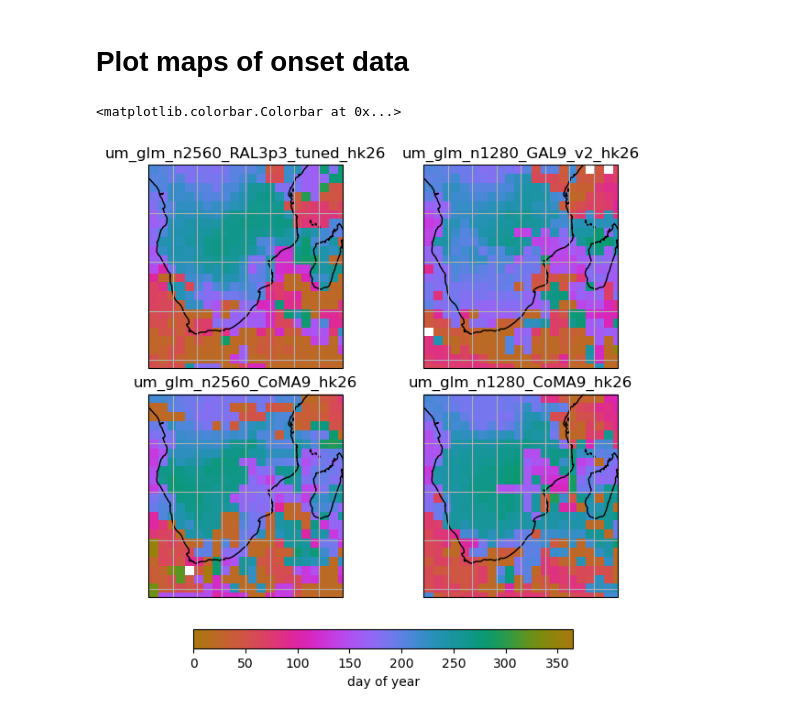
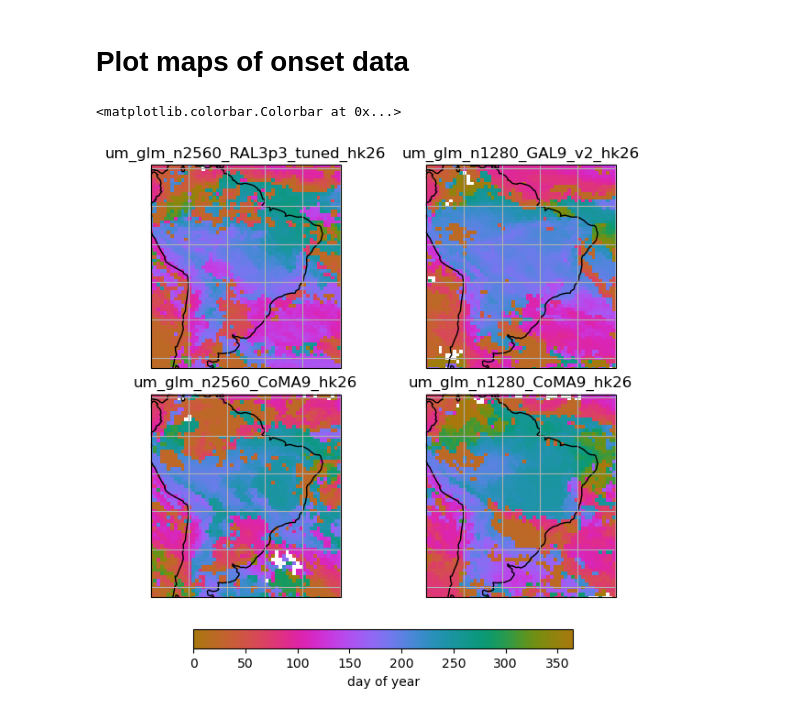
Before and after one commit to fran-morris-research/hackathon-monsoons, a Jupyter notebook: onset_identification/onset_period_visualisation.ipynb, the cells around one changed output. Drawn from its saved outputs; the diff is of its cells as text; code cells hidden in the pictures.

Commit message:
tidying up visualisation

```diff
--- a/onset_identification/onset_period_visualisation.ipynb
+++ b/onset_identification/onset_period_visualisation.ipynb
@@ -170,16 +164,19 @@ for cell_ix in range(len(ds.pr.cell)):
 2900 (array(357.), array(-44.99388015))
 3000 (array(286.875), array(-32.7971683))
 # %%
+from onset_utils import onset_period_1d
+import OnsetPeriod_toolbox as optb
+
 fwin=60
 minlen=30
-for cell_ix in [3050]:
+for cell_ix in [0]:
     color=plt.cm.viridis(cell_ix/len(ds.pr.cell))
     pp = ds.pr.isel(cell=cell_ix).resample(time="1D").mean()*3600
 
     flt = optb.butterworth(pp, fwin)
     grd = np.gradient(flt)
-    fds, lds = onset_period_1d(pp,pp.time,refine=False,intensity_threshold=pp.mean()/100)
-    fds, lds = onset_period_1d(pp,pp.time,refine=False,intensity_threshold=None)
+    # fds, lds = onset_period_1d(pp,pp.time,refine=False,intensity_threshold=pp.mean()/100)
+    fds, lds = onset_period_1d(pp,pp.time,refine=True,intensity_threshold=None)
     # fds, lds = onset_period_1d(pp,pp.time,refine=False,precip_threshold=None,intensity_threshold=pp.mean()/100/3600)
 
     fig, ax = plt.subplots()
@@ -221,7 +218,7 @@ def constrain_healpix(ds, left, right, bottom, top):
 
     flt = optb.butterworth(pp, fwin)
     grd = np.gradient(flt)
-    fds, lds = onset_period_1d(pp,pp.time,refine=False,intensity_threshold=pp.mean()/100)
+    fds, lds = onset_period_1d(pp,pp.time,refine=True,intensity_threshold=pp.mean()/100)
     # fds, lds = onset_period_1d(pp,pp.time,refine=False,intensity_threshold=None)
     # fds, lds = onset_period_1d(pp,pp.time,refine=False,precip_threshold=None,intensity_threshold=pp.mean()/100/3600)
 
@@ -258,40 +255,67 @@ fig, axes = plt.subplots(
     subplot_kw={"projection": projection},
     layout="constrained",
 )
 
-zoom=5
-def plot_ax(ax,sim,extent=None):
+zoom=6
+def plot_first_day(ax,sim,extent=None):
     if extent:
         ax.set_extent(extent)
     else:
         ax.set_global()
     da = xr.open_dataarray(
     f"onset_dates/{sim}_zoom_{zoom}_first_days.nc"
         ).sel(period=0)
     m=da.plot(cmap=cmo.cm.phase,vmin=0,vmax=365, ax=ax,add_colorbar=False)
     ax.set_title(sim)
     ax.coastlines()
     ax.gridlines()
     return ax,m
 
-left=10
-right=50
+
+# South America
+left=-80
+right=-30
 bottom=-40
-top=-0
-ax,m=plot_ax(axes[0,0],"um_glm_n2560_RAL3p3_tuned_hk26",[left,right,bottom,top])
-ax,m=plot_ax(axes[0,1],"um_glm_n1280_GAL9_v2_hk26",[left,right,bottom,top])
-ax,m=plot_ax(axes[1,0],"um_glm_n2560_CoMA9_hk26",[left,right,bottom,top])
-ax,m=plot_ax(axes[1,1],"um_glm_n1280_CoMA9_hk26",[left,right,bottom,top])
+top=10
+
+# # South Africa
+# left=10
+# right=50
+# bottom=-40
+# top=0
+
+# # West Africa
+# left=-30
+# right=20
+# bottom=0
+# top=30
+
+# # India
+# left=60
+# right=100
+# bottom=0
+# top=40
+
+# # East Asia
+# left=100
+# right=140
+# bottom=10
+# top=50
+
+ax,m=plot_first_day(axes[0,0],"um_glm_n2560_RAL3p3_tuned_hk26",[left,right,bottom,top])
+ax,m=plot_first_day(axes[0,1],"um_glm_n1280_GAL9_v2_hk26",[left,right,bottom,top])
+ax,m=plot_first_day(axes[1,0],"um_glm_n2560_CoMA9_hk26",[left,right,bottom,top])
+ax,m=plot_first_day(axes[1,1],"um_glm_n1280_CoMA9_hk26",[left,right,bottom,top])
 
 fig.colorbar(
         m,
         ax=axes.ravel().tolist(),
         orientation="horizontal",
         fraction=0.05,
         pad=0.07,
         shrink=0.7,
         label="day of year",
 )
 # %% [output]
 <matplotlib.colorbar.Colorbar at 0x...>
-[figure, old version]
+[figure, new version]
```
Also changed, not shown: parts of 10 cells of this notebook.
